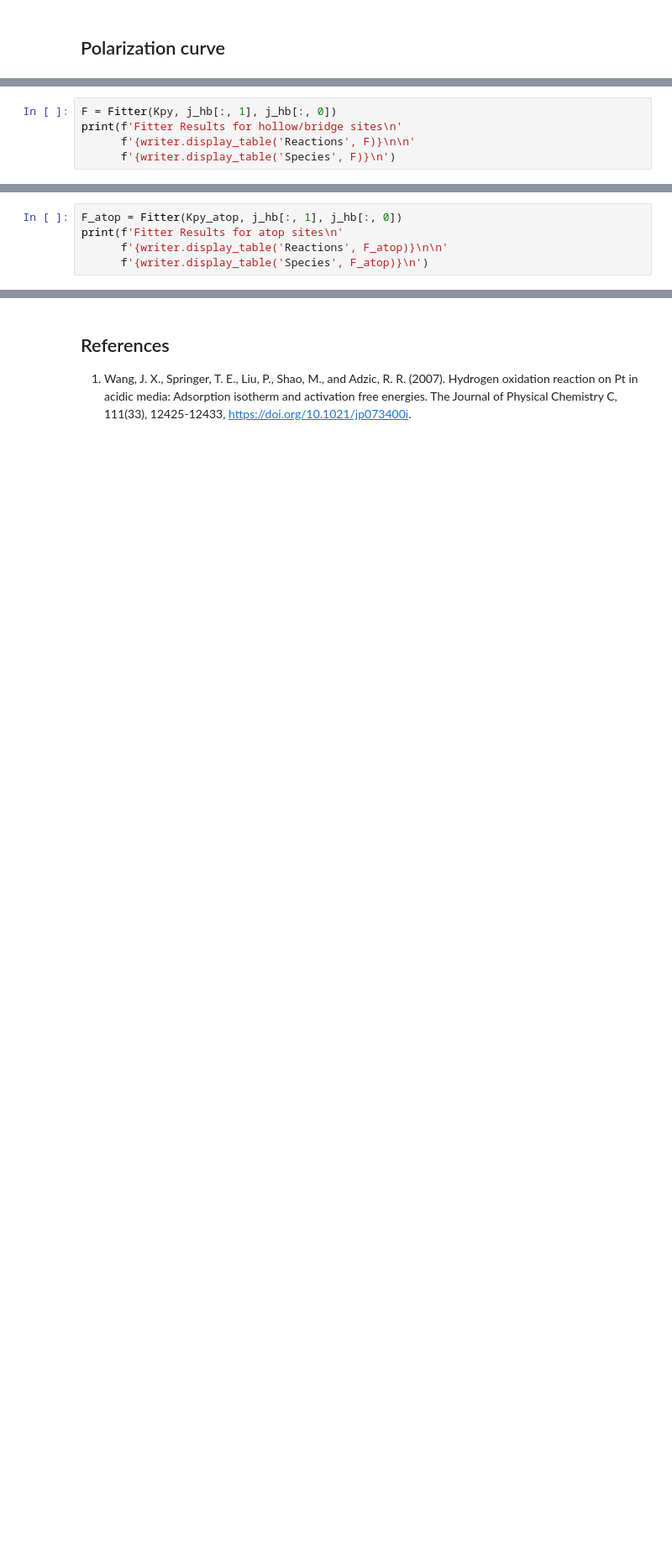
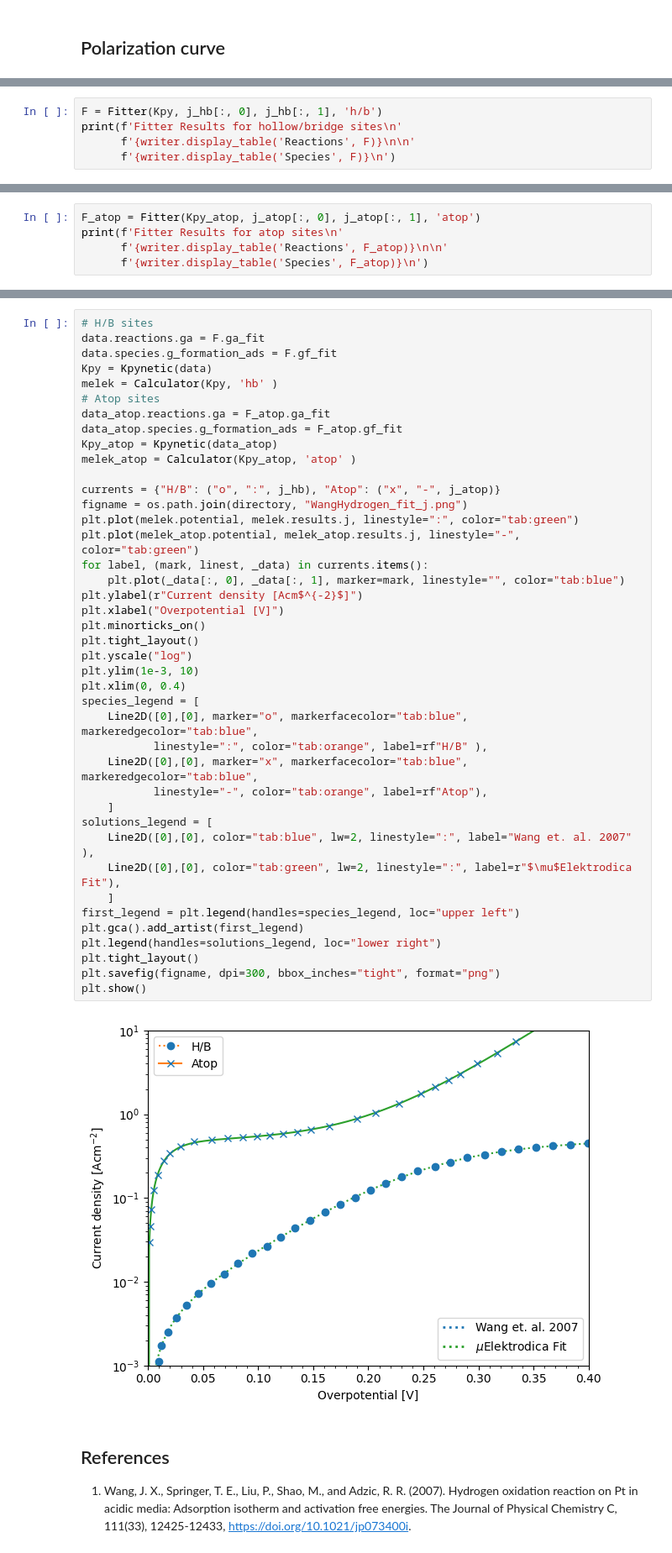
Before and after one commit to CarlosBaqueiro/MicroElektrodica, a Jupyter notebook: tutorials/melektrodica_tutorial_hydrogen.ipynb, the cells around one changed output, grey strips where cells are left out. Shown at 84% size. Saved outputs shown, nothing was run; the diff lists cells and outputs as text; blank space fills up the shorter version.

```diff
--- a/tutorials/melektrodica_tutorial_hydrogen.ipynb
+++ b/tutorials/melektrodica_tutorial_hydrogen.ipynb
@@ -175,7 +175,7 @@ plt.show()
 # %% [output]
 [figure]
 # %%
-F = Fitter(Kpy, j_hb[:, 1], j_hb[:, 0])
+F = Fitter(Kpy, j_hb[:, 0], j_hb[:, 1], 'h/b')
 print(f'Fitter Results for hollow/bridge sites\n'
       f'{writer.display_table('Reactions', F)}\n\n'
       f'{writer.display_table('Species', F)}\n')
@@ -199,5 +199,5 @@ Fitter Results for hollow/bridge sites
 # %%
-F_atop = Fitter(Kpy_atop, j_hb[:, 1], j_hb[:, 0])
+F_atop = Fitter(Kpy_atop, j_atop[:, 0], j_atop[:, 1], 'atop')
 print(f'Fitter Results for atop sites\n'
       f'{writer.display_table('Reactions', F_atop)}\n\n'
       f'{writer.display_table('Species', F_atop)}\n')
@@ -221,3 +221,46 @@ Fitter Results for atop sites
+# %%
+# H/B sites
+data.reactions.ga = F.ga_fit
+data.species.g_formation_ads = F.gf_fit
+Kpy = Kpynetic(data)
+melek = Calculator(Kpy, 'hb' )
+# Atop sites
+data_atop.reactions.ga = F_atop.ga_fit
+data_atop.species.g_formation_ads = F_atop.gf_fit
+Kpy_atop = Kpynetic(data_atop)
+melek_atop = Calculator(Kpy_atop, 'atop' )
+
+currents = {"H/B": ("o", ":", j_hb), "Atop": ("x", "-", j_atop)}
+figname = os.path.join(directory, "WangHydrogen_fit_j.png")
+plt.plot(melek.potential, melek.results.j, linestyle=":", color="tab:green")
+plt.plot(melek_atop.potential, melek_atop.results.j, linestyle="-", color="tab:green")
+for label, (mark, linest, _data) in currents.items():
+    plt.plot(_data[:, 0], _data[:, 1], marker=mark, linestyle="", color="tab:blue")
+plt.ylabel(r"Current density [Acm$^{-2}$]")
+plt.xlabel("Overpotential [V]")
+plt.minorticks_on()
+plt.tight_layout()
+plt.yscale("log")
+plt.ylim(1e-3, 10)
+plt.xlim(0, 0.4)
+species_legend = [
+    Line2D([0],[0], marker="o", markerfacecolor="tab:blue", markeredgecolor="tab:blue",
+           linestyle=":", color="tab:orange", label=rf"H/B" ),
+    Line2D([0],[0], marker="x", markerfacecolor="tab:blue", markeredgecolor="tab:blue",
+           linestyle="-", color="tab:orange", label=rf"Atop"),
+    ]
+solutions_legend = [
+    Line2D([0],[0], color="tab:blue", lw=2, linestyle=":", label="Wang et. al. 2007"  ),
+    Line2D([0],[0], color="tab:green", lw=2, linestyle=":", label=r"$\mu$Elektrodica Fit"),
+    ]
+first_legend = plt.legend(handles=species_legend, loc="upper left")
+plt.gca().add_artist(first_legend)
+plt.legend(handles=solutions_legend, loc="lower right")
+plt.tight_layout()
+plt.savefig(figname, dpi=300, bbox_inches="tight", format="png")
+plt.show()
+# %% [output]
+[figure, added]
 # %% [markdown]
 ## References
 1. Wang, J. X., Springer, T. E., Liu, P., Shao, M., and Adzic, R. R. (2007). Hydrogen oxidation reaction on Pt in acidic media: Adsorption isotherm and activation free energies. The Journal of Physical Chemistry C, 111(33), 12425-12433, https://doi.org/10.1021/jp073400i.
```
Also changed, not shown: parts of 2 cells of this notebook, 3 other files.
